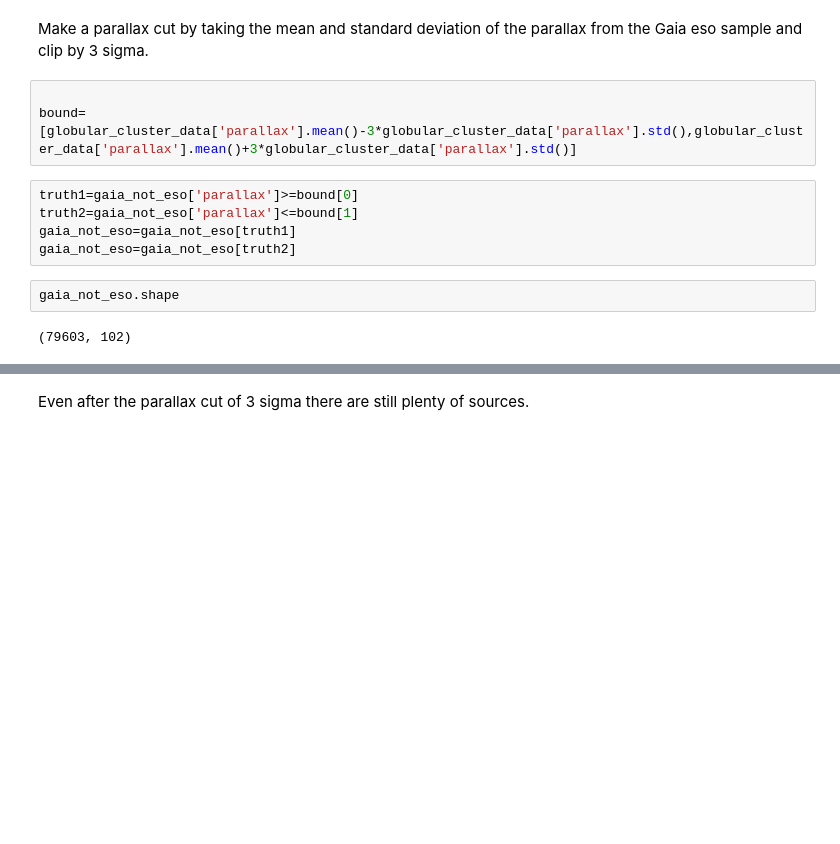
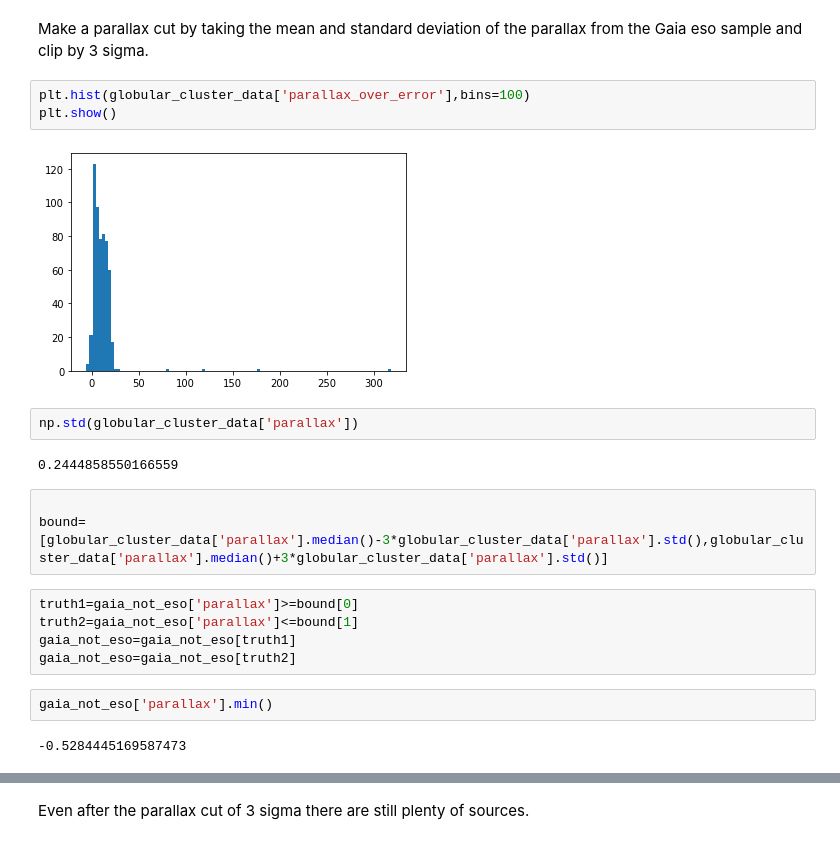
Before and after one commit to ocallam6/GES, a Jupyter notebook: Analysis/membership_prob.ipynb, the cells around one changed output, grey strips where cells are left out. Drawn from its saved outputs; the diff is of its cells as text; blank space fills up the shorter version.

```diff
--- a/Analysis/membership_prob.ipynb
+++ b/Analysis/membership_prob.ipynb
@@ -103,15 +103,24 @@ globular_cluster_data=pd.DataFrame.merge(GC, gaia_df_gc,on='GAIA_eDR3_ID')
 # 1.6 Make a parallax cut
 # %% [markdown]
 Make a parallax cut by taking the mean and standard deviation of the parallax from the Gaia eso sample and clip by 3 sigma.
+# %%
+plt.hist(globular_cluster_data['parallax_over_error'],bins=100)
+plt.show()
+# %% [output]
+[figure, added]
+# %%
+np.std(globular_cluster_data['parallax'])
+# %% [output]
+0.2444858550166559
 # %%
 
-bound=[globular_cluster_data['parallax'].mean()-3*globular_cluster_data['parallax'].std(),globular_cluster_data['parallax'].mean()+3*globular_cluster_data['parallax'].std()]
+bound=[globular_cluster_data['parallax'].median()-3*globular_cluster_data['parallax'].std(),globular_cluster_data['parallax'].median()+3*globular_cluster_data['parallax'].std()]
 # %%
 truth1=gaia_not_eso['parallax']>=bound[0]
 truth2=gaia_not_eso['parallax']<=bound[1]
 gaia_not_eso=gaia_not_eso[truth1]
 gaia_not_eso=gaia_not_eso[truth2]
-# %%
-gaia_not_eso.shape
-# %% [output]
-(79603, 102)
+# %%
+gaia_not_eso['parallax'].min()
+# %% [output]
+-0.5284445169587473
```
Also changed, not shown: parts of 30 cells of this notebook, 2 other files.
